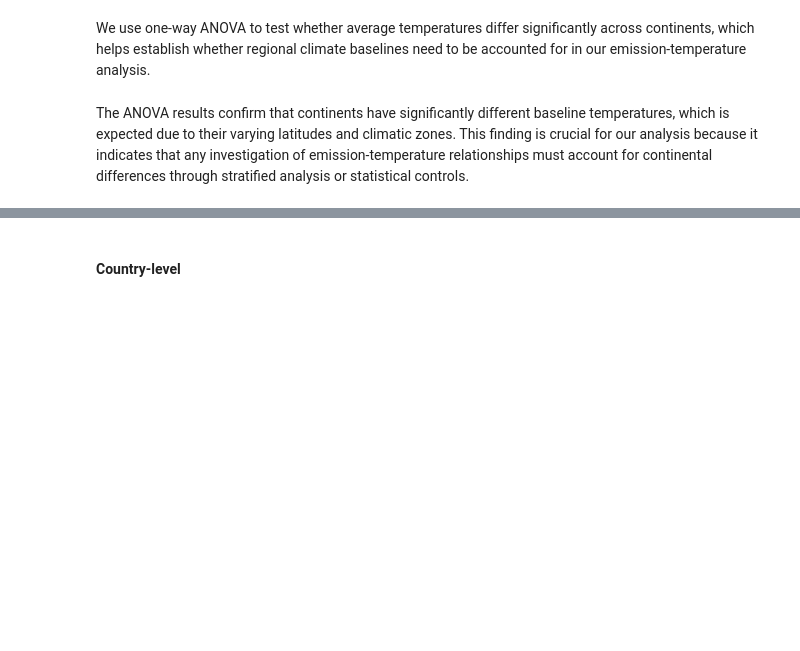
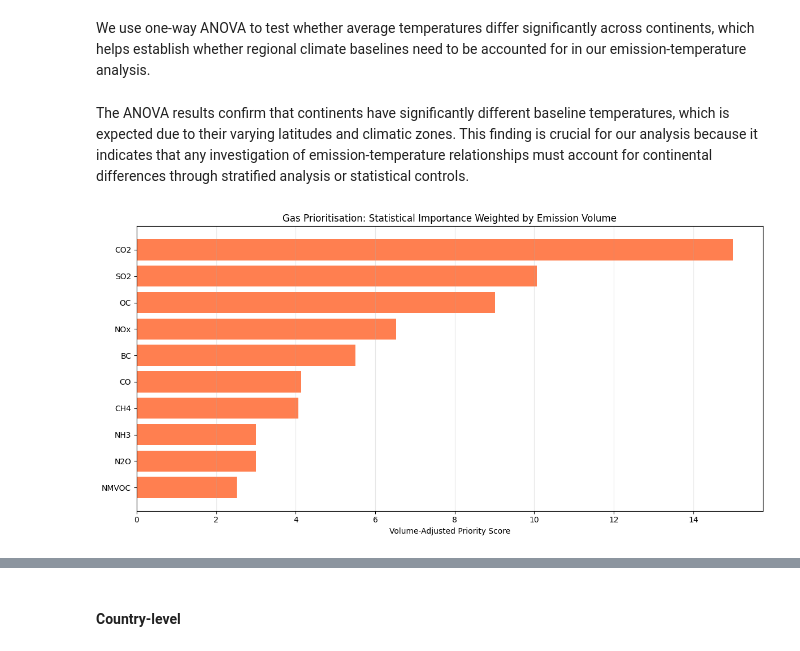
Before and after one commit to tempestormX/sc3021, a Jupyter notebook: SC3021_FDAG_T13.ipynb, the cells around one changed output, grey strips where cells are left out. Saved outputs shown, nothing was run; the diff lists cells and outputs as text; code cells hidden in the pictures; blank space fills up the shorter version.

Commit message:
Contributors Highest Share Phase

```diff
--- a/SC3021_FDAG_T13.ipynb
+++ b/SC3021_FDAG_T13.ipynb
@@ -4401,0 +4494,71 @@ print(final_priority[['Corr_Rank', 'Coef_Rank', 'RF_Rank', 'Composite_Score']])
+# %%
+from sklearn.preprocessing import StandardScaler, MinMaxScaler
+from sklearn.ensemble import RandomForestRegressor
+import pandas as pd
+import matplotlib.pyplot as plt
+
+gas_cols = ['BC', 'CH4', 'CO2', 'CO', 'N2O', 'NH3', 'NMVOC', 'NOx', 'OC', 'SO2']
+
+# --- Step 1: Pearson Correlation ---
+correlations = {}
+for gas in gas_cols:
+    corr = ds_country[gas].corr(ds_country['AvgTemp'])
+    correlations[gas] = abs(corr)
+
+corr_df = pd.DataFrame.from_dict(correlations, orient='index', columns=['Abs_Correlation'])
+corr_df['Corr_Rank'] = corr_df['Abs_Correlation'].rank(ascending=True)
+
+# --- Data Preparation ---
+X = ds_country[gas_cols].fillna(0)
+y = ds_country['AvgTemp']
+
+scaler = StandardScaler()
+X_scaled = scaler.fit_transform(X)
+
+# --- Step 2: Random Forest Feature Importance ---
+rf = RandomForestRegressor(n_estimators=100, random_state=42)
+rf.fit(X_scaled, y)
+
+rf_df = pd.DataFrame({
+    'Gas': gas_cols,
+    'RF_Importance': rf.feature_importances_
+}).set_index('Gas')
+rf_df['RF_Rank'] = rf_df['RF_Importance'].rank(ascending=True)
+
+# --- Step 3: Calculate & Normalize Total Emissions ---
+# 1. Get the sum of all emissions for each gas
+total_emissions = ds_country[gas_cols].sum()
+emission_df = pd.DataFrame({'Total_Emission': total_emissions})
+
+# 2. Scale the raw emissions down to a 0.0 - 1.0 range so it acts as a fair multiplier
+min_max = MinMaxScaler()
+emission_df['Emission_Multiplier'] = min_max.fit_transform(emission_df[['Total_Emission']])
+
+# --- Step 4: Volume-Adjusted Priority Score ---
+final_priority = corr_df[['Corr_Rank']].join(rf_df['RF_Rank']).join(emission_df)
+
+# Calculate the original base composite (average of the two statistical ranks)
+final_priority['Base_Composite'] = final_priority[['Corr_Rank', 'RF_Rank']].mean(axis=1)
+
+# Multiply by the emission factor.
+# We do (1 + Multiplier) so the lowest emitted gas (0.0) retains its base score (Base * 1),
+# and the highest emitted gas (1.0) gets a 100% boost to its score (Base * 2).
+final_priority['Volume_Adjusted_Score'] = final_priority['Base_Composite'] * (1 + final_priority['Emission_Multiplier'])
+
+# Sort by the new adjusted score
+final_priority = final_priority.sort_values('Volume_Adjusted_Score', ascending=False)
+
+# --- Visualisation ---
+plt.figure(figsize=(12, 6))
+bars = plt.barh(final_priority.index, final_priority['Volume_Adjusted_Score'], color='coral')
+plt.gca().invert_yaxis()
+plt.xlabel('Volume-Adjusted Priority Score')
+plt.title('Gas Prioritisation: Statistical Importance Weighted by Emission Volume')
+plt.grid(axis='x', alpha=0.3)
+plt.tight_layout()
+plt.show()
+
+# Print the final breakdown so you can see the math in action
+print(final_priority[['Base_Composite', 'Total_Emission', 'Emission_Multiplier', 'Volume_Adjusted_Score']])
+# %% [output]
+[figure, added]
```
Also changed, not shown: parts of 10 cells of this notebook.
